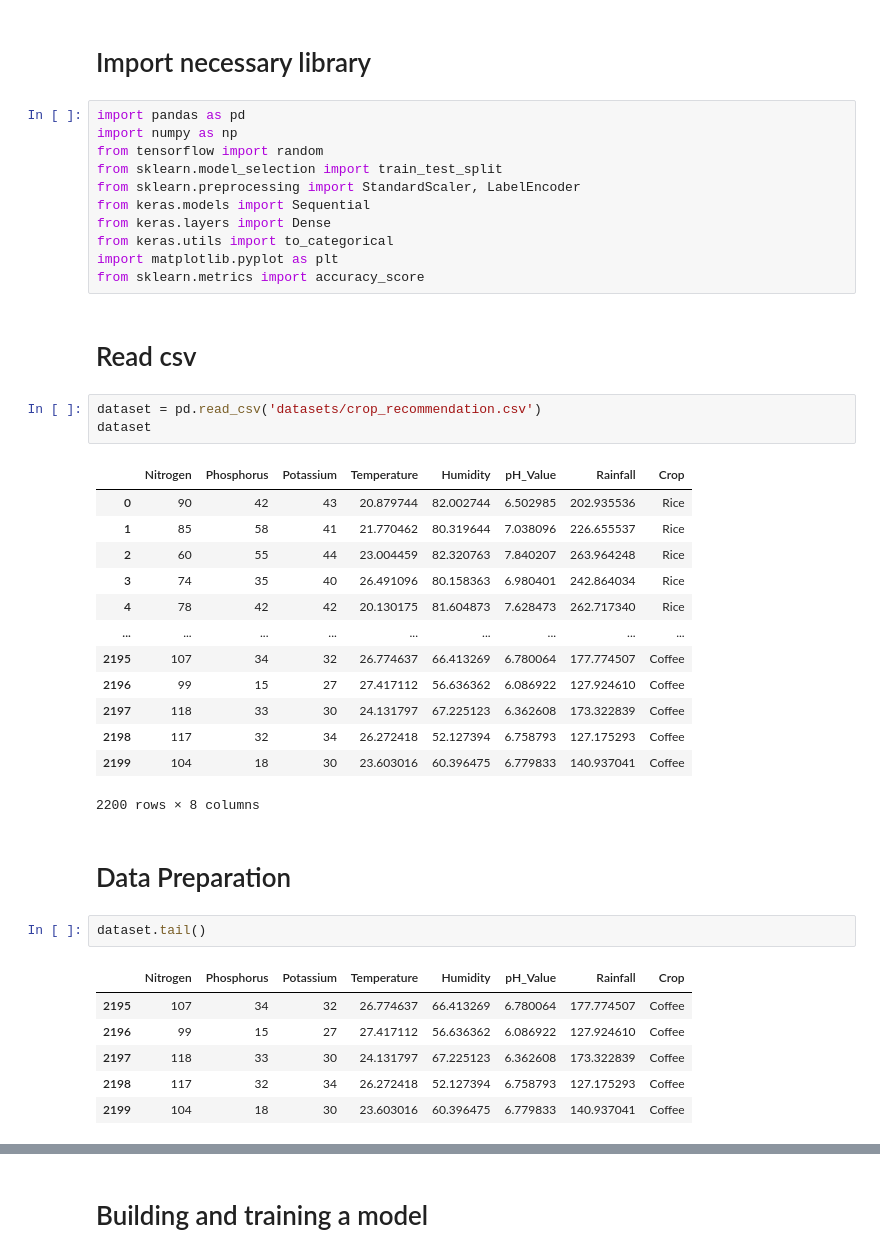
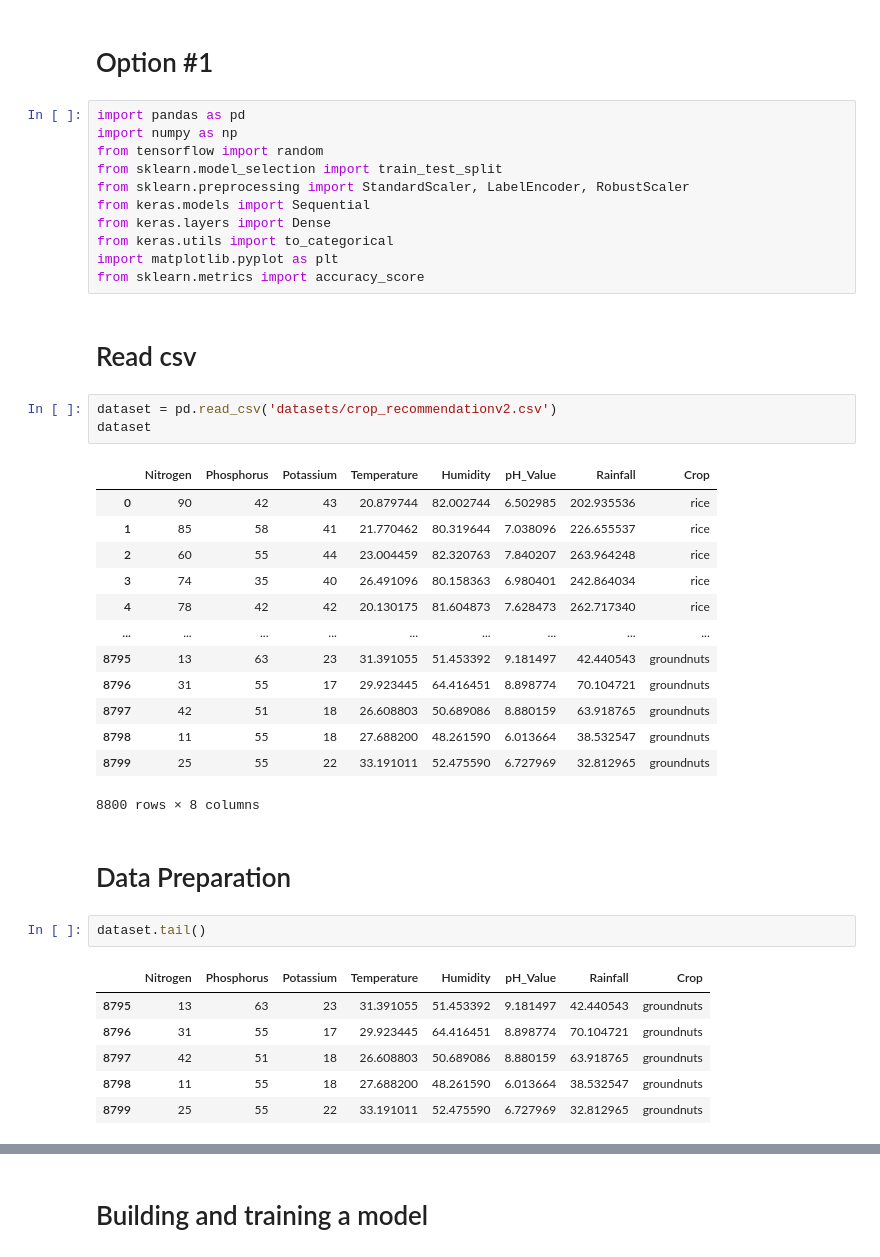
Before and after one commit to theduke8777/isf2final, a Jupyter notebook: crop.ipynb, the cells around one changed output, grey strips where cells are left out. Saved outputs shown, nothing was run; the diff lists cells and outputs as text.

```diff
--- a/crop.ipynb
+++ b/crop.ipynb
@@ -1,11 +1,11 @@
-# %% [markdown]
-<h1>Import necessary library</h1>
+# %% [markdown]
+<h1>Option #1</h1>
 # %%
 import pandas as pd
 import numpy as np
 from tensorflow import random
 from sklearn.model_selection import train_test_split
-from sklearn.preprocessing import StandardScaler, LabelEncoder
+from sklearn.preprocessing import StandardScaler, LabelEncoder, RobustScaler
 from keras.models import Sequential
 from keras.layers import Dense
 from keras.utils import to_categorical
@@ -14,33 +14,33 @@ from sklearn.metrics import accuracy_score
 # %% [markdown]
 <h1>Read csv</h1>
 # %%
-dataset = pd.read_csv('datasets/crop_recommendation.csv')
+dataset = pd.read_csv('datasets/crop_recommendationv2.csv')
 dataset
 # %% [output]
 |  | Nitrogen | Phosphorus | Potassium | Temperature | Humidity | pH_Value | Rainfall | Crop |
-| 0 | 90 | 42 | 43 | 20.879744 | 82.002744 | 6.502985 | 202.935536 | Rice |
-| 1 | 85 | 58 | 41 | 21.770462 | 80.319644 | 7.038096 | 226.655537 | Rice |
-| 2 | 60 | 55 | 44 | 23.004459 | 82.320763 | 7.840207 | 263.964248 | Rice |
-| 3 | 74 | 35 | 40 | 26.491096 | 80.158363 | 6.980401 | 242.864034 | Rice |
-| 4 | 78 | 42 | 42 | 20.130175 | 81.604873 | 7.628473 | 262.717340 | Rice |
+| 0 | 90 | 42 | 43 | 20.879744 | 82.002744 | 6.502985 | 202.935536 | rice |
+| 1 | 85 | 58 | 41 | 21.770462 | 80.319644 | 7.038096 | 226.655537 | rice |
+| 2 | 60 | 55 | 44 | 23.004459 | 82.320763 | 7.840207 | 263.964248 | rice |
+| 3 | 74 | 35 | 40 | 26.491096 | 80.158363 | 6.980401 | 242.864034 | rice |
+| 4 | 78 | 42 | 42 | 20.130175 | 81.604873 | 7.628473 | 262.717340 | rice |
 | ... | ... | ... | ... | ... | ... | ... | ... | ... |
-| 2195 | 107 | 34 | 32 | 26.774637 | 66.413269 | 6.780064 | 177.774507 | Coffee |
-| 2196 | 99 | 15 | 27 | 27.417112 | 56.636362 | 6.086922 | 127.924610 | Coffee |
-| 2197 | 118 | 33 | 30 | 24.131797 | 67.225123 | 6.362608 | 173.322839 | Coffee |
-| 2198 | 117 | 32 | 34 | 26.272418 | 52.127394 | 6.758793 | 127.175293 | Coffee |
-| 2199 | 104 | 18 | 30 | 23.603016 | 60.396475 | 6.779833 | 140.937041 | Coffee |
+| 8795 | 13 | 63 | 23 | 31.391055 | 51.453392 | 9.181497 | 42.440543 | groundnuts |
+| 8796 | 31 | 55 | 17 | 29.923445 | 64.416451 | 8.898774 | 70.104721 | groundnuts |
+| 8797 | 42 | 51 | 18 | 26.608803 | 50.689086 | 8.880159 | 63.918765 | groundnuts |
+| 8798 | 11 | 55 | 18 | 27.688200 | 48.261590 | 6.013664 | 38.532547 | groundnuts |
+| 8799 | 25 | 55 | 22 | 33.191011 | 52.475590 | 6.727969 | 32.812965 | groundnuts |
-2200 rows × 8 columns
+8800 rows × 8 columns
 # %% [markdown]
 <h1>Data Preparation</h1>
 # %%
 dataset.tail()
 # %% [output]
 |  | Nitrogen | Phosphorus | Potassium | Temperature | Humidity | pH_Value | Rainfall | Crop |
-| 2195 | 107 | 34 | 32 | 26.774637 | 66.413269 | 6.780064 | 177.774507 | Coffee |
-| 2196 | 99 | 15 | 27 | 27.417112 | 56.636362 | 6.086922 | 127.924610 | Coffee |
-| 2197 | 118 | 33 | 30 | 24.131797 | 67.225123 | 6.362608 | 173.322839 | Coffee |
-| 2198 | 117 | 32 | 34 | 26.272418 | 52.127394 | 6.758793 | 127.175293 | Coffee |
-| 2199 | 104 | 18 | 30 | 23.603016 | 60.396475 | 6.779833 | 140.937041 | Coffee |
+| 8795 | 13 | 63 | 23 | 31.391055 | 51.453392 | 9.181497 | 42.440543 | groundnuts |
+| 8796 | 31 | 55 | 17 | 29.923445 | 64.416451 | 8.898774 | 70.104721 | groundnuts |
+| 8797 | 42 | 51 | 18 | 26.608803 | 50.689086 | 8.880159 | 63.918765 | groundnuts |
+| 8798 | 11 | 55 | 18 | 27.688200 | 48.261590 | 6.013664 | 38.532547 | groundnuts |
+| 8799 | 25 | 55 | 22 | 33.191011 | 52.475590 | 6.727969 | 32.812965 | groundnuts |
 # %%
 # Change all the columns names into lowercases
 df = pd.DataFrame(dataset)
```
Also changed, not shown: parts of 10 cells of this notebook, 3 other files.
